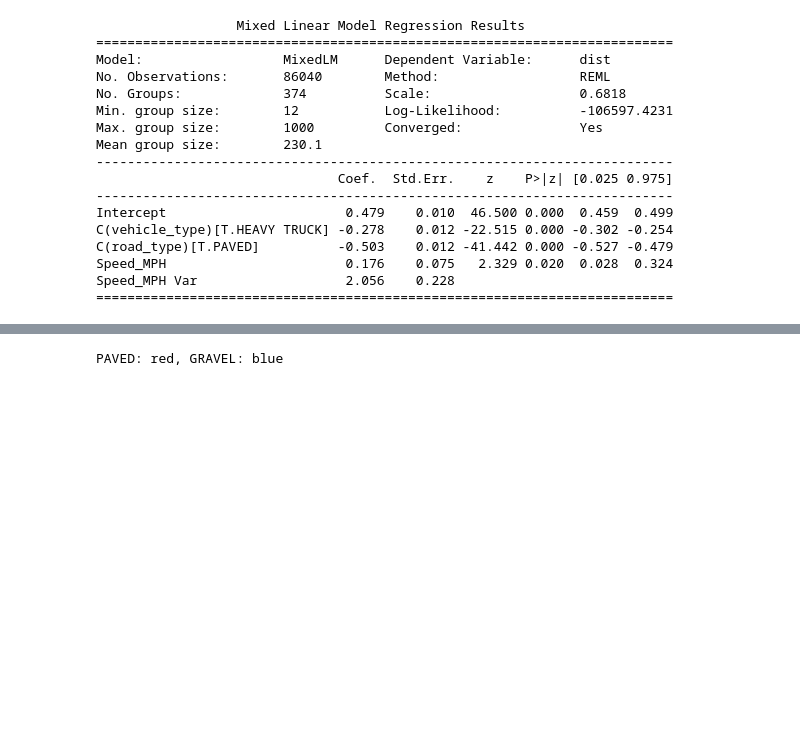
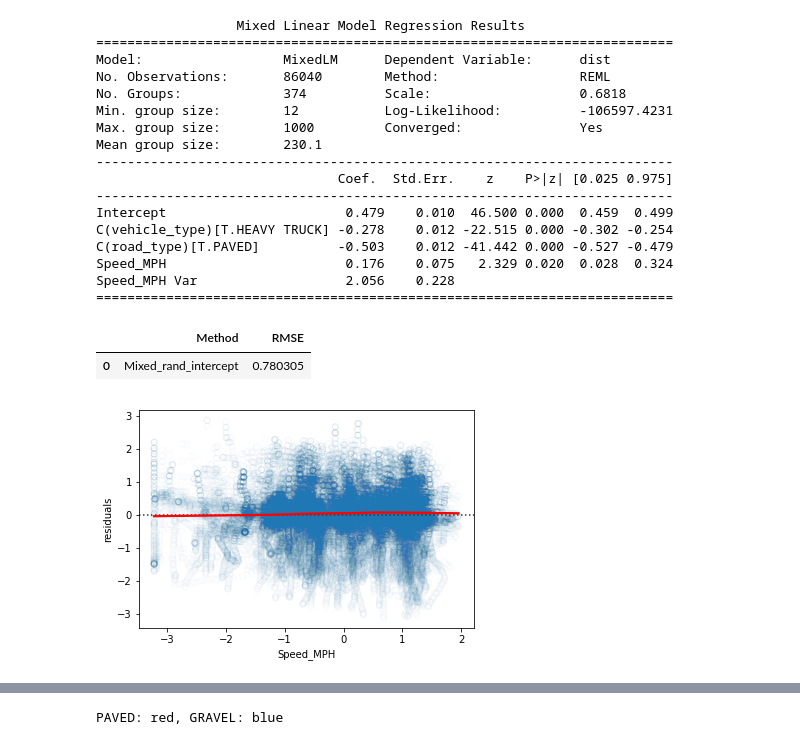
Before and after one commit to saeedarabi92/Farm-equipment-following-behaviour, a Jupyter notebook: notebooks/Mixed_effect_model.ipynb, the cells around one changed output, grey strips where cells are left out. Drawn from its saved outputs; the diff is of its cells as text; code cells hidden in the pictures; blank space fills up the shorter version.

```diff
--- a/notebooks/Mixed_effect_model.ipynb
+++ b/notebooks/Mixed_effect_model.ipynb
@@ -129,21 +148,22 @@ Speed_MPH Var                   2.056    0.228
 # %%
 performance = pd.DataFrame()
 performance["residuals"] = mdf_rand_intercept.resid.values
 performance["Speed_MPH"] = dataset.Speed_MPH.values
-performance["predicted"] = mdf_rand_intercept.fittedvalues
-plt.figure()
-sns.lmplot(x = "predicted", y = "residuals", data = performance, scatter_kws={'alpha':0.02, "facecolors":None}, markers=['o'],
-           line_kws={'color': 'red'})
+performance["predicted"] = mdf_rand_intercept.fittedvalues.values
 plt.figure()
 sns.residplot(x = "Speed_MPH", y = "residuals", data = performance, lowess=True,
-                   scatter_kws={'alpha':0.02, "facecolors":None},line_kws={'color': 'red'})
-y_predict = mdf_rand_intercept.fittedvalues
+                   scatter_kws={'alpha':0.02, "facecolors":"None"},line_kws={'color': 'red'})
+y_predict = mdf_rand_intercept.fittedvalues.values
 y = dataset.dist.values
 results = pd.DataFrame()
-RMSE = math.sqrt(((y-y_predict)**2).values.mean())
+RMSE = math.sqrt(((y-y_predict)**2).mean())
 results["Method"] = ["Mixed_rand_intercept"]
 results["RMSE"] = RMSE
 results
+# %% [output]
+|  | Method | RMSE |
+| 0 | Mixed_rand_intercept | 0.780305 |
+[figure, added]
 # %%
 performance = pd.DataFrame()
 performance["residuals"] = mdf_rand_slop.resid.values
```
Also changed, not shown: parts of 3 cells of this notebook.
